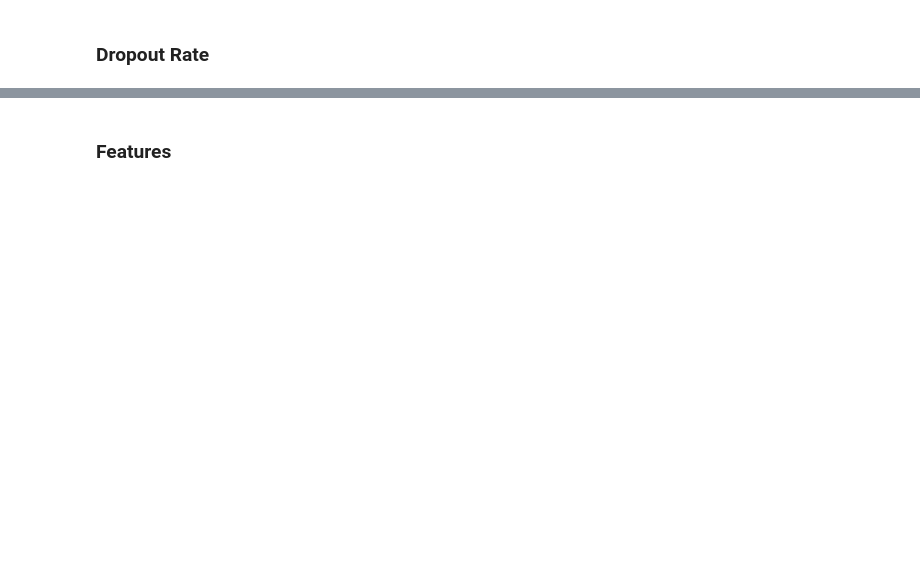
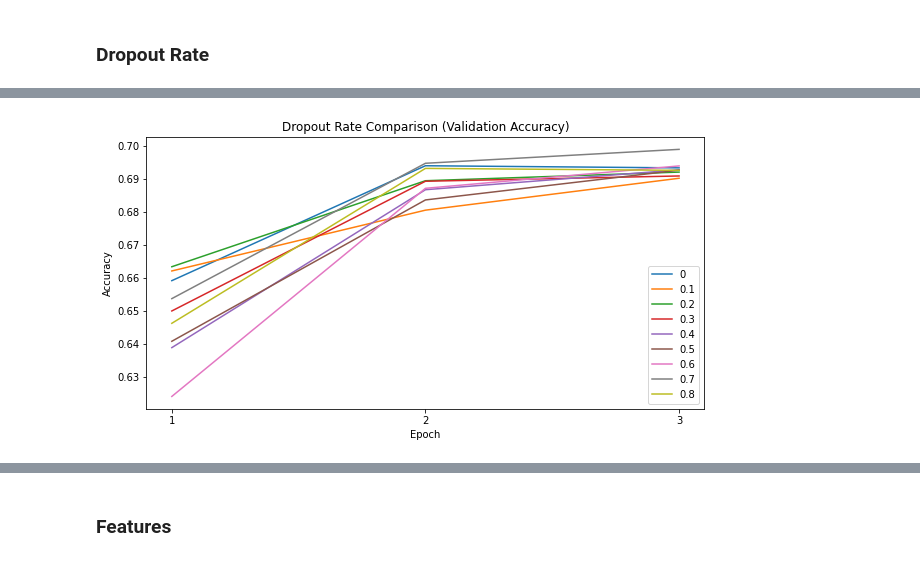
Before and after one commit to pedromiglou/Musical_Genre_Detection, a Jupyter notebook: LSTM.ipynb, the cells around one changed output, grey strips where cells are left out. Cells and saved outputs as stored; diff of their text form; code cells hidden in the pictures; blank space fills up the shorter version.

```diff
--- a/LSTM.ipynb
+++ b/LSTM.ipynb
@@ -180,11 +219,11 @@ acc = []
 loss = []
 
 dp = 0
-while dp <= 0.9:
+while dp <= 0.8:
     model = LSTM_Model(dropout=dp)
     results = model.fit(x_train, y_train, validation_data=(x_val,y_val), epochs=epochs)
 
     acc.append(results.history["val_accuracy"])
     loss.append(results.history["val_loss"])
-    dropout_rates.append(dp)
+    dropout_rates.append(round(dp,1))
     dp += 0.1
@@ -191,3 +250,5 @@ while dp <= 0.9:
 # %%
-plot_accuracy_comparison(acc, "Learning Rate Comparison (Validation Accuracy)", dropout_rates)
+plot_accuracy_comparison(acc, "Dropout Rate Comparison (Validation Accuracy)", dropout_rates)
+# %% [output]
+[figure, added]
 # %%
```
Also changed, not shown: parts of 20 cells of this notebook.
